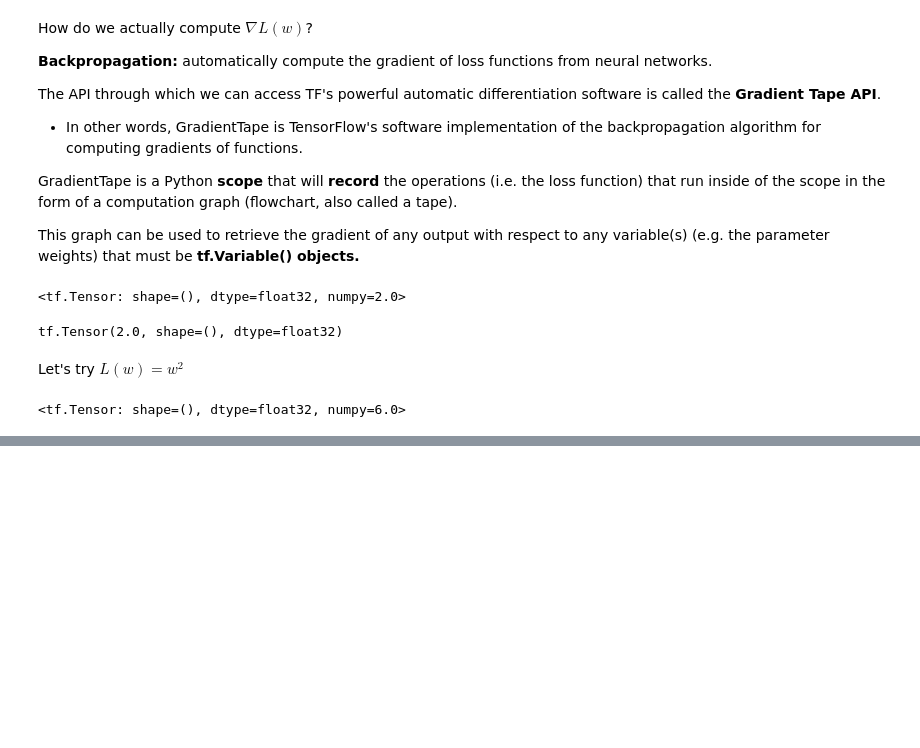
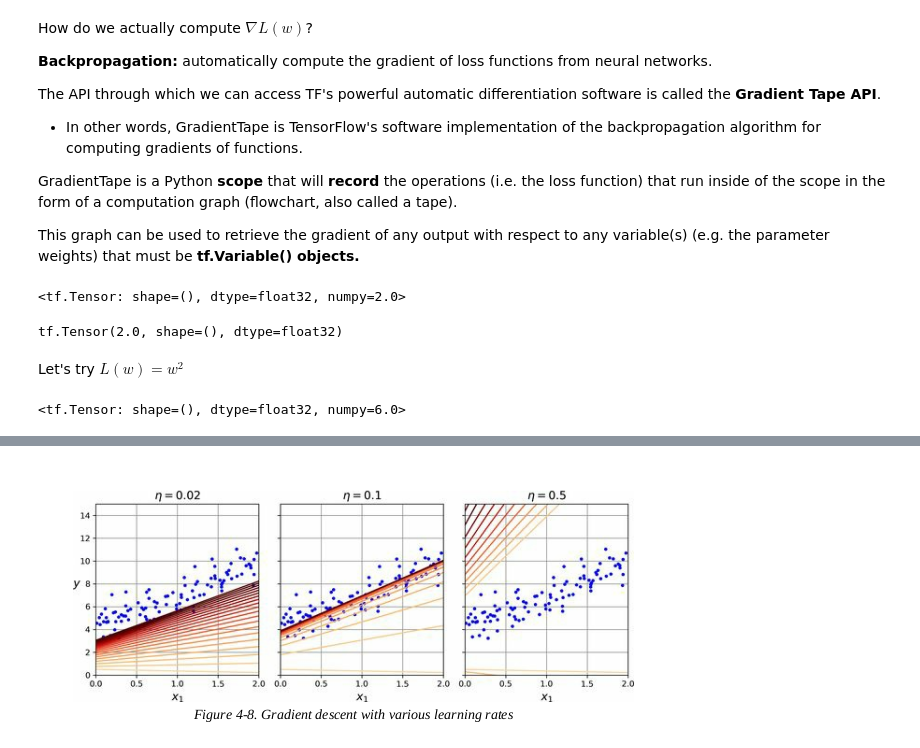
Before and after one commit to Macithemoose/DSO464, a Jupyter notebook: Demand_Forecasting.ipynb, the cells around one changed output, grey strips where cells are left out. Drawn from its saved outputs; the diff is of its cells as text; code cells hidden in the pictures; blank space fills up the shorter version.

```diff
--- a/Demand_Forecasting.ipynb
+++ b/Demand_Forecasting.ipynb
@@ -1175,0 +1251,4 @@ Questions:
+# %%
+tf.keras.preprocessing.image.load_img(os.path.join(images_path,'gradient_descent_6.png'))
+# %% [output]
+[figure, added]
```
Also changed, not shown: parts of 34 cells of this notebook, 32 other files.
